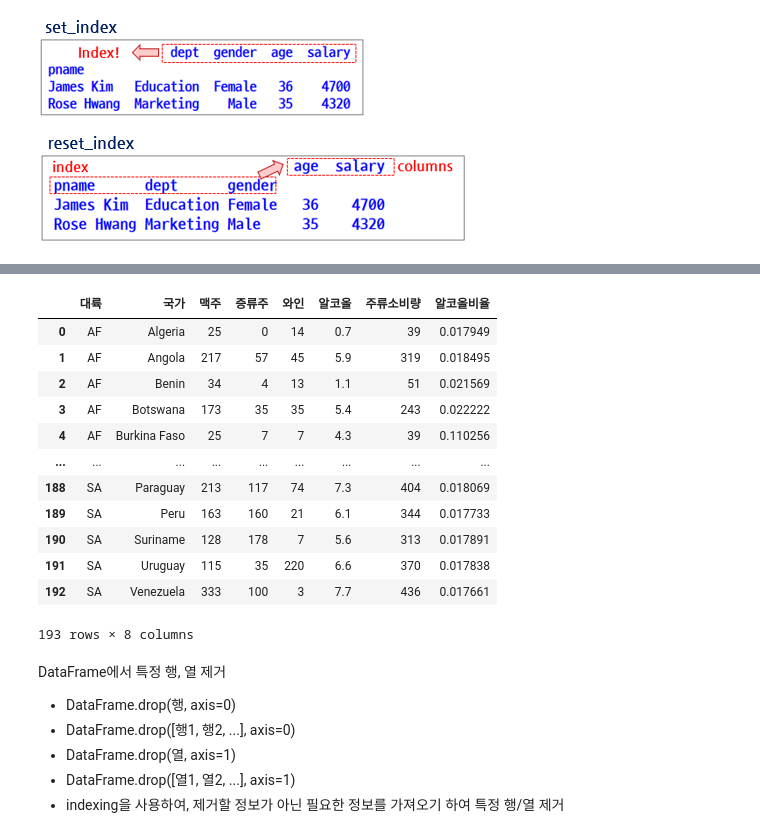
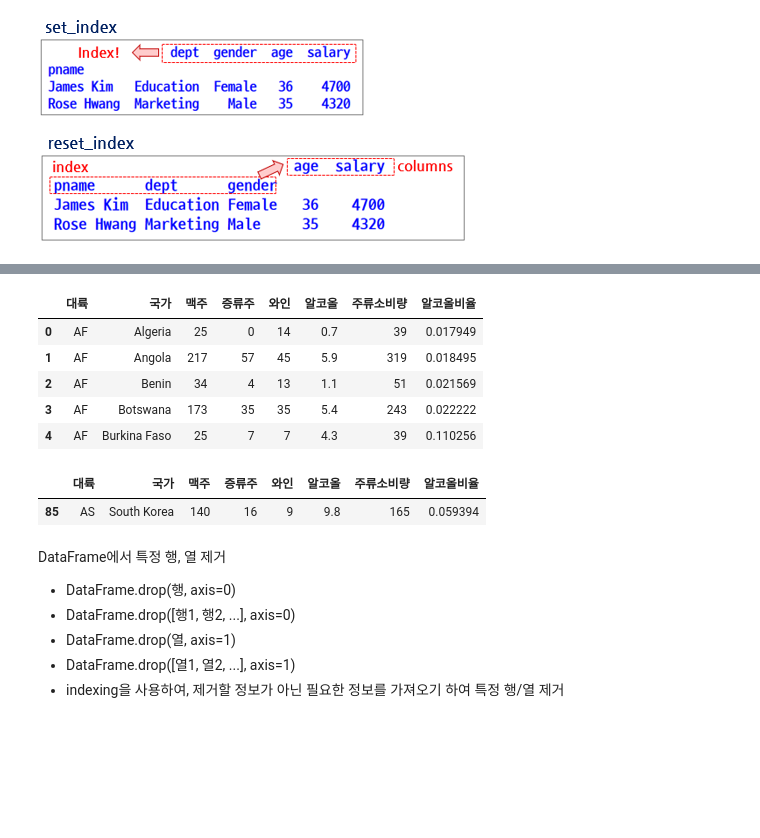
Before and after one commit to JM-world/BigData.Analysis.Article-Practical.skills, a Jupyter notebook: 1.pandas/[pandas_02]_drinks_LAB.ipynb, the cells around one changed output, grey strips where cells are left out. Drawn from its saved outputs; the diff is of its cells as text; code cells hidden in the pictures; blank space fills up the shorter version.

```diff
--- a/1.pandas/[pandas_02]_drinks_LAB.ipynb
+++ b/1.pandas/[pandas_02]_drinks_LAB.ipynb
@@ -331,3 +503,6 @@ DataFrame의 행 제거
 # [2-30] '주류소비량2' 컬럼을 제거하여 봅니다.
 #df = df.drop('주류소비량2', axis=1)
 #df = df.drop(columns=['주류소비량2'])
+#del df['주류소비량2']
+df = df.drop('주류소비량2', axis=1)
+df
@@ -334,2 +527,4 @@ DataFrame의 행 제거
 # %%
 # [2-31] '알코올비율'이 NaN인 것에 대해 0으로 채우기 합니다.
+df['알코올비율'] = df['알코올비율'].fillna(0)
+df.head()
@@ -345,2 +554,3 @@ Columns, Index 상호 변경
 # %%
 # [2-32] 국가별 주류 소비량 합계(맥주, 증류주, 와인의 합)를 구해 봅니다.
+df.set_index('국가')[['맥주', '증류주', '와인']].sum(axis=1)
@@ -347,5 +575,7 @@ Columns, Index 상호 변경
 # %%
 # [2-33] df를 ['대륙', '국가']를 index로 지정하고, 대륙별, 국가명으로  정렬하여 df로 저장합니다.
+df = df.set_index(['대륙', '국가']).sort_index()
+df.head()
 # %% [output]
 |  |  | 맥주 | 증류주 | 와인 | 알코올 | 주류소비량 | 알코올비율 |
 | 대륙 | 국가 |  |  |  |  |  |  |
@@ -364,24 +587,22 @@ Columns, Index 상호 변경
 # %%
 # [2-34] df의 index를 모두 columns로 이동합니다.
+df = df.reset_index()
+df.head()
 # %% [output]
 |  | 대륙 | 국가 | 맥주 | 증류주 | 와인 | 알코올 | 주류소비량 | 알코올비율 |
 | 0 | AF | Algeria | 25 | 0 | 14 | 0.7 | 39 | 0.017949 |
 | 1 | AF | Angola | 217 | 57 | 45 | 5.9 | 319 | 0.018495 |
 | 2 | AF | Benin | 34 | 4 | 13 | 1.1 | 51 | 0.021569 |
 | 3 | AF | Botswana | 173 | 35 | 35 | 5.4 | 243 | 0.022222 |
 | 4 | AF | Burkina Faso | 25 | 7 | 7 | 4.3 | 39 | 0.110256 |
-| ... | ... | ... | ... | ... | ... | ... | ... | ... |
-| 188 | SA | Paraguay | 213 | 117 | 74 | 7.3 | 404 | 0.018069 |
-| 189 | SA | Peru | 163 | 160 | 21 | 6.1 | 344 | 0.017733 |
-| 190 | SA | Suriname | 128 | 178 | 7 | 5.6 | 313 | 0.017891 |
-| 191 | SA | Uruguay | 115 | 35 | 220 | 6.6 | 370 | 0.017838 |
-| 192 | SA | Venezuela | 333 | 100 | 3 | 7.7 | 436 | 0.017661 |
-193 rows × 8 columns
 # %%
 # [2-35] 전세계 평균 소비량과 한국('South Korea')의 소비량을 비교해 보려고 합니다.
 # 먼저, 한국의 소비량을 조회하여 korea로 저장합니다.
-korea =
+korea = df[df['국가'] == 'South Korea']
 korea
+# %% [output]
+|  | 대륙 | 국가 | 맥주 | 증류주 | 와인 | 알코올 | 주류소비량 | 알코올비율 |
+| 85 | AS | South Korea | 140 | 16 | 9 | 9.8 | 165 | 0.059394 |
 # %% [markdown]
 DataFrame에서 특정 행, 열 제거
 - DataFrame.drop(행, axis=0)
```
Also changed, not shown: parts of 60 cells of this notebook, 1 other file.
